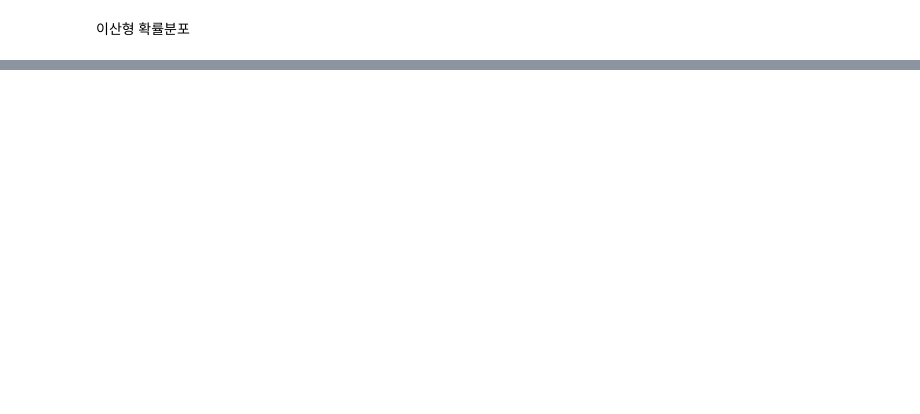
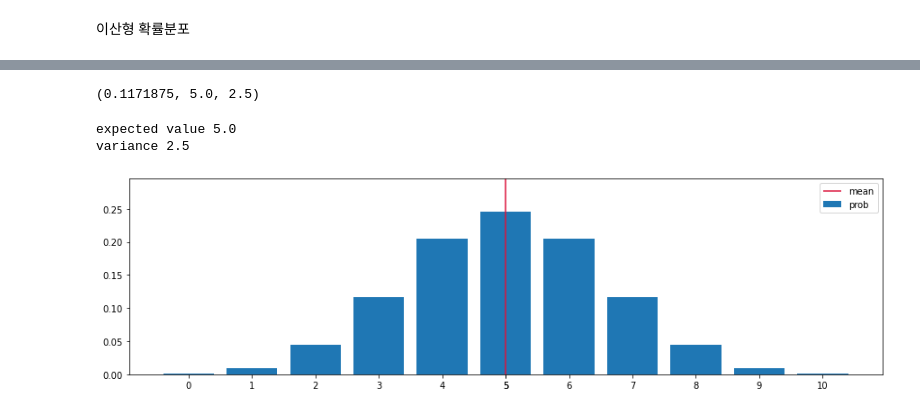
Before and after one commit to leedaedoo2/-cakd5, a Jupyter notebook: m3_통계/stat_3.ipynb, the cells around one changed output, grey strips where cells are left out. Drawn from its saved outputs; the diff is of its cells as text; code cells hidden in the pictures; blank space fills up the shorter version.

```diff
--- a/m3_통계/stat_3.ipynb
+++ b/m3_통계/stat_3.ipynb
@@ -143,0 +291,27 @@ fig.colorbar(c,ax=ax)
+# %%
+from scipy.special import comb
+def Bin(n,p):
+    x_set = np.arange(0,n+1)
+    def f(x):
+        if x in x_set:
+            return comb(n,x)*(p**x)*((1-p)**(n-x))
+        else:
+            return 0
+
+    return x_set, f
+# %%
+# [과제] 동전을 10번 던져 앞면이 3번 나오는 확률의 이항분포의 기대값과 분산을 구하세요.
+x_set , f = Bin(10,0.5)
+f(3) , E(Bin(10,0.5)),V(Bin(10,0.5))
+# %% [output]
+(0.1171875, 5.0, 2.5)
+# %%
+check_prob(Bin(10,0.5))
+# %% [output]
+expected value 5.0
+variance 2.5
+# %%
+#[과제] 상기 이항분포의 확률함수와 기댓값을 시각화 하세요.
+plot_prob(Bin(10,0.5))
+# %% [output]
+[figure, added]
```
Also changed, not shown: parts of 77 cells of this notebook.
